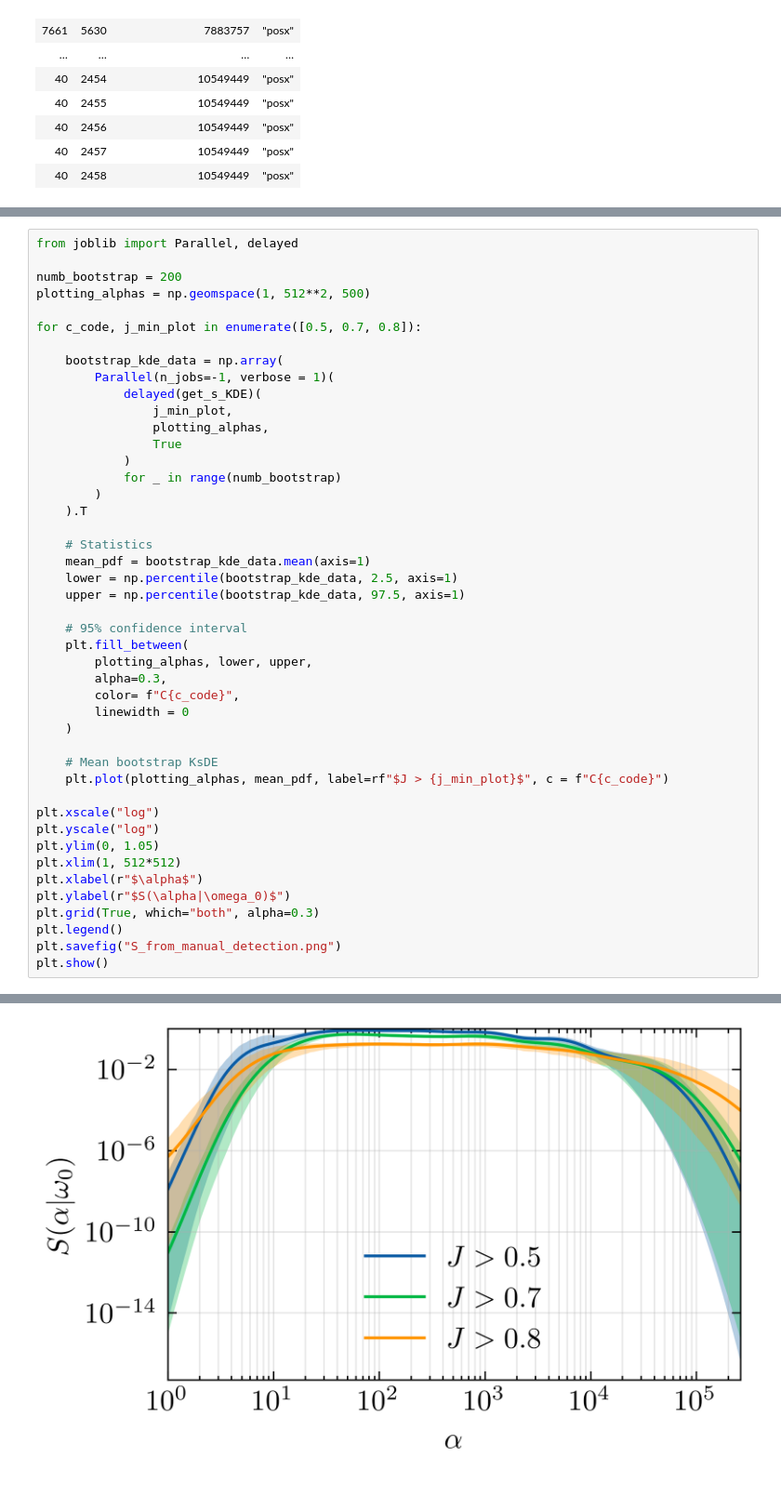
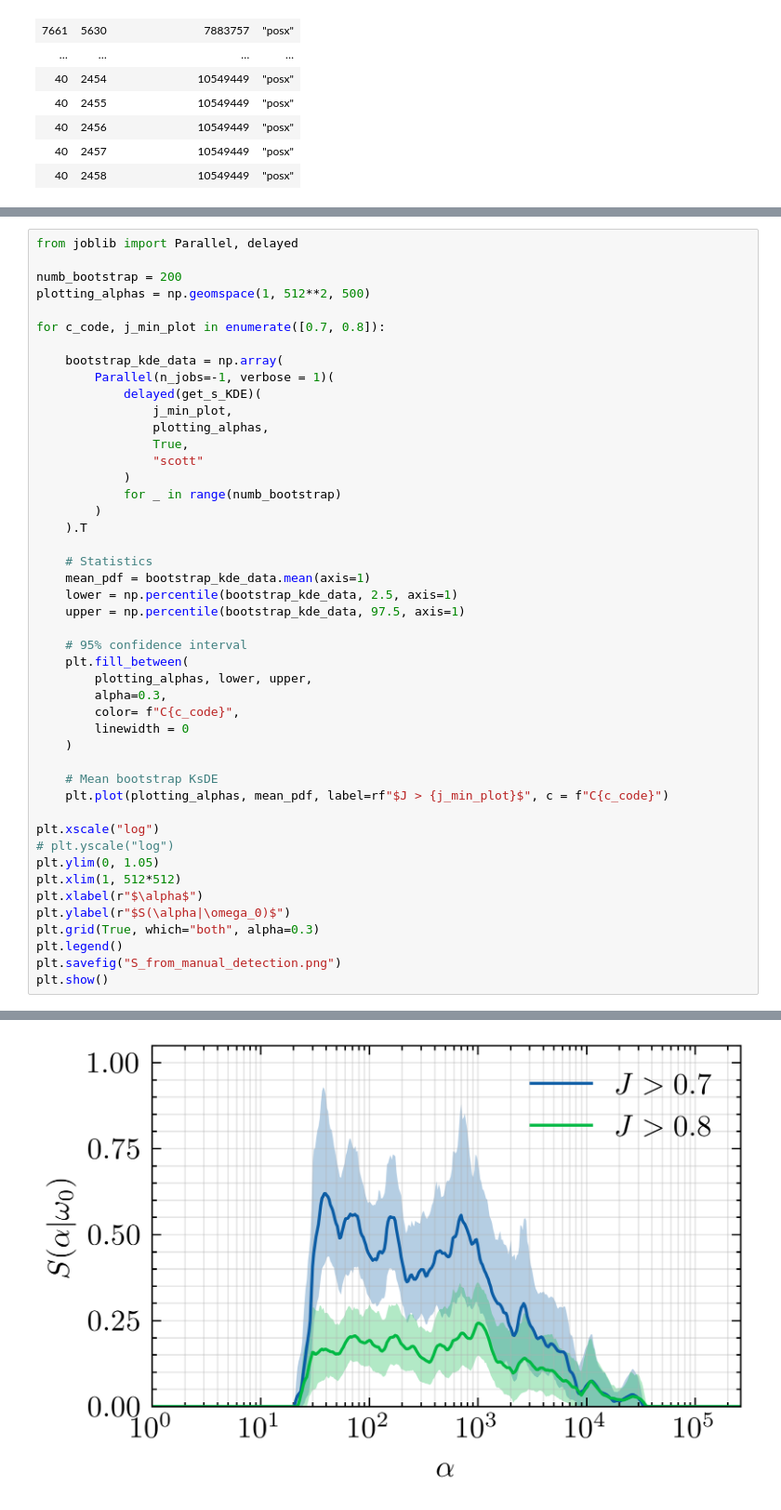
Before and after one commit to Joshua13764/QMAP, a Jupyter notebook: analysis/EstimatingS/bootstrap_kde_method.ipynb, the cells around one changed output, grey strips where cells are left out. Shown at 93% size. Cells and saved outputs as stored; diff of their text form.

```diff
--- a/analysis/EstimatingS/bootstrap_kde_method.ipynb
+++ b/analysis/EstimatingS/bootstrap_kde_method.ipynb
@@ -196,14 +196,15 @@ from joblib import Parallel, delayed
 numb_bootstrap = 200
 plotting_alphas = np.geomspace(1, 512**2, 500)
 
-for c_code, j_min_plot in enumerate([0.5, 0.7, 0.8]):
+for c_code, j_min_plot in enumerate([0.7, 0.8]):
 
     bootstrap_kde_data = np.array(
         Parallel(n_jobs=-1, verbose = 1)(
             delayed(get_s_KDE)(
                 j_min_plot,
                 plotting_alphas,
-                True
+                True,
+                "scott"
             )
             for _ in range(numb_bootstrap)
         )
@@ -226,7 +227,7 @@ for c_code, j_min_plot in enumerate([0.5, 0.7, 0.8]):
     plt.plot(plotting_alphas, mean_pdf, label=rf"$J > {j_min_plot}$", c = f"C{c_code}")
 
 plt.xscale("log")
-plt.yscale("log")
+# plt.yscale("log")
 plt.ylim(0, 1.05)
 plt.xlim(1, 512*512)
 plt.xlabel(r"$\alpha$")
@@ -249 +246 @@ plt.show()
-[figure, old version]
+[figure, new version]
```
Also changed, not shown: parts of 7 cells of this notebook, 6 other files.
